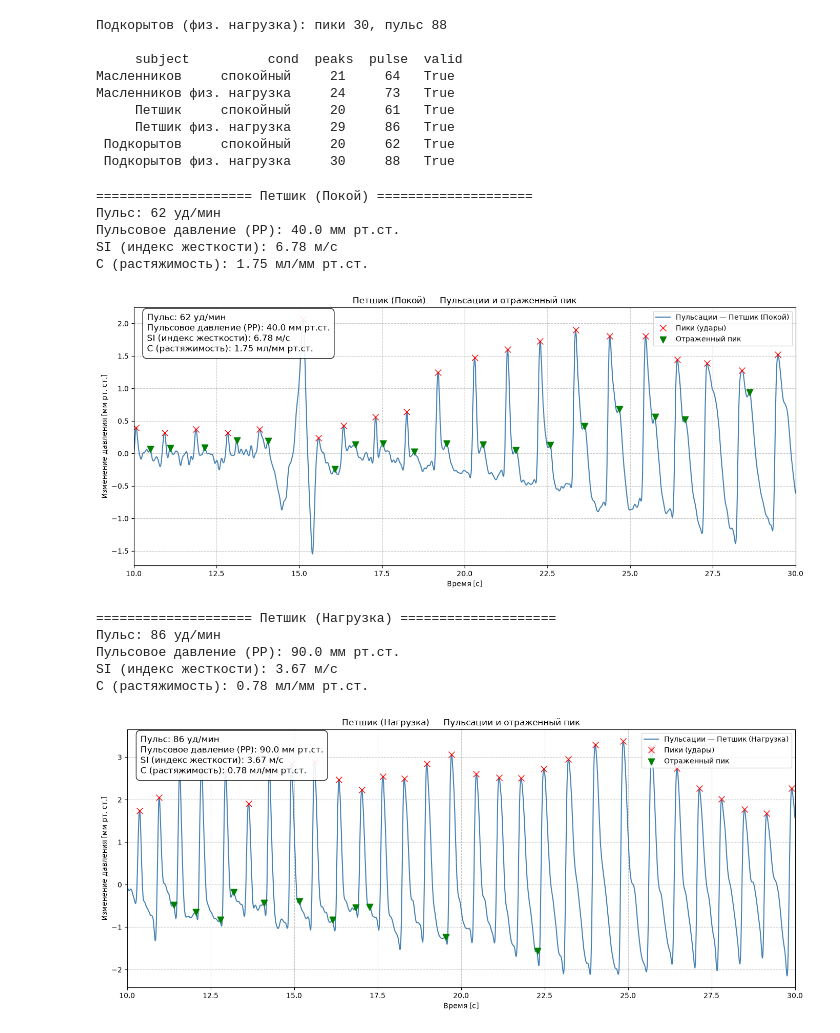
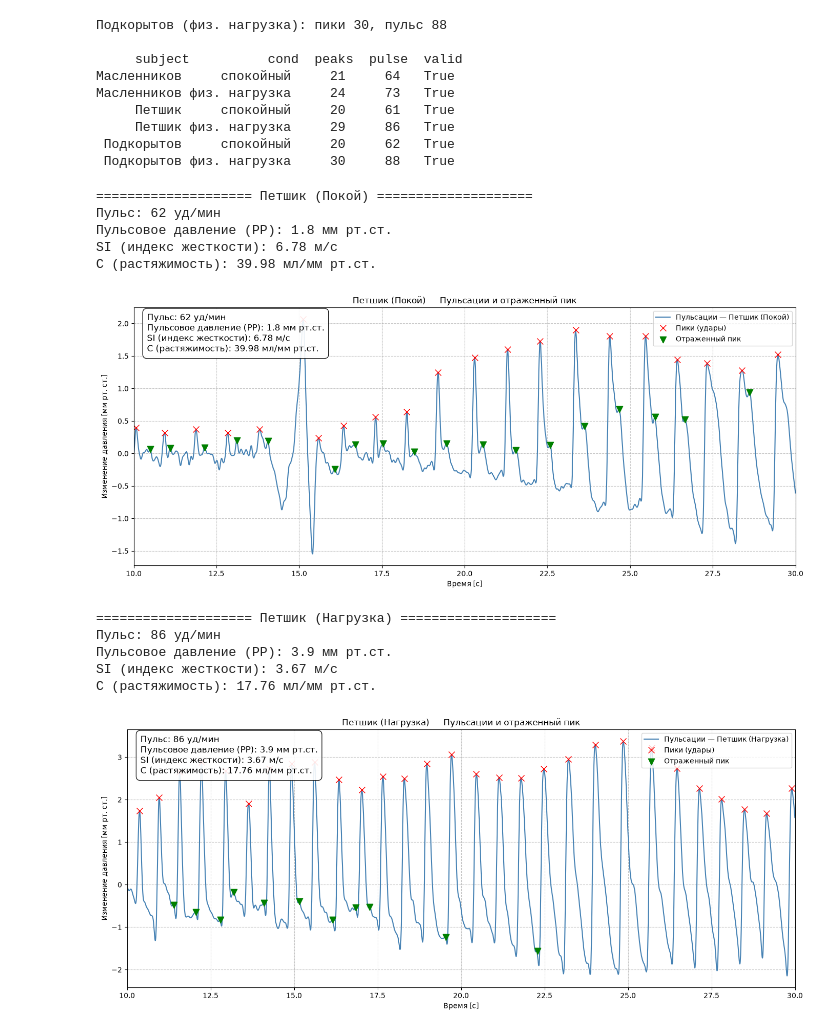
Before and after one commit to kirilivasml-glitch/get_labs, a Jupyter notebook: 5.3. Resting and post-exercise blood pressure/Graphic.ipynb, the cells around one changed output. Saved outputs shown, nothing was run; the diff lists cells and outputs as text; code cells hidden in the pictures.

```diff
--- a/5.3. Resting and post-exercise blood pressure/Graphic.ipynb
+++ b/5.3. Resting and post-exercise blood pressure/Graphic.ipynb
@@ -430,7 +430,6 @@ FILES = {
     'Петшик (Покой)': 'rest_Pet.csv',
     'Петшик (Нагрузка)': 'fitness_Pet.csv',
 }
-REST_KEY = 'Петшик (Покой)'
 
 HEIGHT_M = 1.78
 FS_NEW = 200
@@ -438,7 +437,6 @@ TREND_WIN = 1.5
 BAND = (0.5, 8.0)
 WINDOW = (10.0, 30.0)
 SV_ML = 70.0
-PP_REST_REAL = 40.0
 
 def load_data(path):
     if not os.path.exists(path):
@@ -496,9 +494,9 @@ def extract_metrics(path):
         t_seg = np.arange(mn_idx) / fs
         p_seg = cycle[:mn_idx]
 
-        pp = cycle[0] - cycle[mn_idx]
-        if pp > 0:
-            pp_values.append(pp)
+        pp_cycle = cycle[0] - cycle[mn_idx]
+        if pp_cycle > 0:
+            pp_values.append(pp_cycle)
 
         d_peaks, _ = find_peaks(p_seg, distance=int(0.05 * fs), prominence=0.01)
         if len(d_peaks) > 0:
@@ -509,7 +507,7 @@ def extract_metrics(path):
                 dt_values.append(dt)
                 d_points.append((tw[pk] + dt, ow[pk + highest_d]))
 
-    pp_raw = np.median(pp_values) if pp_values else 0
+    pp = np.median(pp_values) if pp_values else 0
     SI = HEIGHT_M / np.median(dt_values) if dt_values else 0
 
     return {
@@ -518,7 +516,7 @@ def extract_metrics(path):
         'peaks': peaks,
         'd_points': d_points,
         'pulse': pulse,
-        'pp_raw': pp_raw,
+        'pp': pp,
         'SI': SI,
     }
 
@@ -530,21 +528,16 @@ for name, path in FILES.items():
     else:
         results[name] = res
 
-if REST_KEY in results and results[REST_KEY]['pp_raw'] > 0:
-    k_scale = PP_REST_REAL / results[REST_KEY]['pp_raw']
-else:
-    k_scale = 1.0
-
 for name, data in results.items():
     print(f"\n{'='*20} {name} {'='*20}")
 
-    pp_real = data['pp_raw'] * k_scale
-    C_val = SV_ML / pp_real if pp_real > 0 else 0
+    pp = data['pp']
+    C_val = SV_ML / pp if pp > 0 else 0
     SI = data['SI']
     pulse = data['pulse']
 
     print(f"Пульс: {pulse:.0f} уд/мин")
-    print(f"Пульсовое давление (PP): {pp_real:.1f} мм рт.ст.")
+    print(f"Пульсовое давление (PP): {pp:.1f} мм рт.ст.")
     print(f"SI (индекс жесткости): {SI:.2f} м/с" if SI > 0 else "SI: не найден")
     print(f"C (растяжимость): {C_val:.2f} мл/мм рт.ст.")
 
@@ -555,40 +548,40 @@ for name, data in results.items():
     ax.plot(tw[peaks], ow[peaks], 'x', color='red', markersize=8, label='Пики (удары)')
 
     if data['d_points']:
         dx, dy = zip(*data['d_points'])
         ax.scatter(dx, dy, color='green', s=80, marker='v', zorder=6, label='Отраженный пик')
 
     info_text = (
         f"Пульс: {pulse:.0f} уд/мин\n"
-        f"Пульсовое давление (PP): {pp_real:.1f} мм рт.ст.\n"
+        f"Пульсовое давление (PP): {pp:.1f} мм рт.ст.\n"
         f"SI (индекс жесткости): {SI:.2f} м/с\n"
         f"C (растяжимость): {C_val:.2f} мл/мм рт.ст."
     )
 
     ax.text(
         0.02, 0.98, info_text, transform=ax.transAxes, fontsize=12,
         verticalalignment='top', horizontalalignment='left',
         bbox=dict(boxstyle='round,pad=0.5', facecolor='white', alpha=0.9, edgecolor='black')
     )
 
     ax.set_title(f'{name} — Пульсации и отраженный пик')
     ax.set_xlabel('Время [с]')
     ax.set_ylabel('Изменение давления [мм рт. ст.]')
     ax.set_xlim(WINDOW[0], WINDOW[1])
     ax.legend(loc='upper right')
     ax.grid(True, linestyle='--', alpha=0.7)
     plt.tight_layout()
     plt.show()
 # %% [output]
 ==================== Петшик (Покой) ====================
 Пульс: 62 уд/мин
-Пульсовое давление (PP): 40.0 мм рт.ст.
+Пульсовое давление (PP): 1.8 мм рт.ст.
 SI (индекс жесткости): 6.78 м/с
-C (растяжимость): 1.75 мл/мм рт.ст.
+C (растяжимость): 39.98 мл/мм рт.ст.
-[figure, old version]
+[figure, new version]
 ==================== Петшик (Нагрузка) ====================
 Пульс: 86 уд/мин
-Пульсовое давление (PP): 90.0 мм рт.ст.
+Пульсовое давление (PP): 3.9 мм рт.ст.
 SI (индекс жесткости): 3.67 м/с
-C (растяжимость): 0.78 мл/мм рт.ст.
+C (растяжимость): 17.76 мл/мм рт.ст.
-[figure, old version]
+[figure, new version]
```
